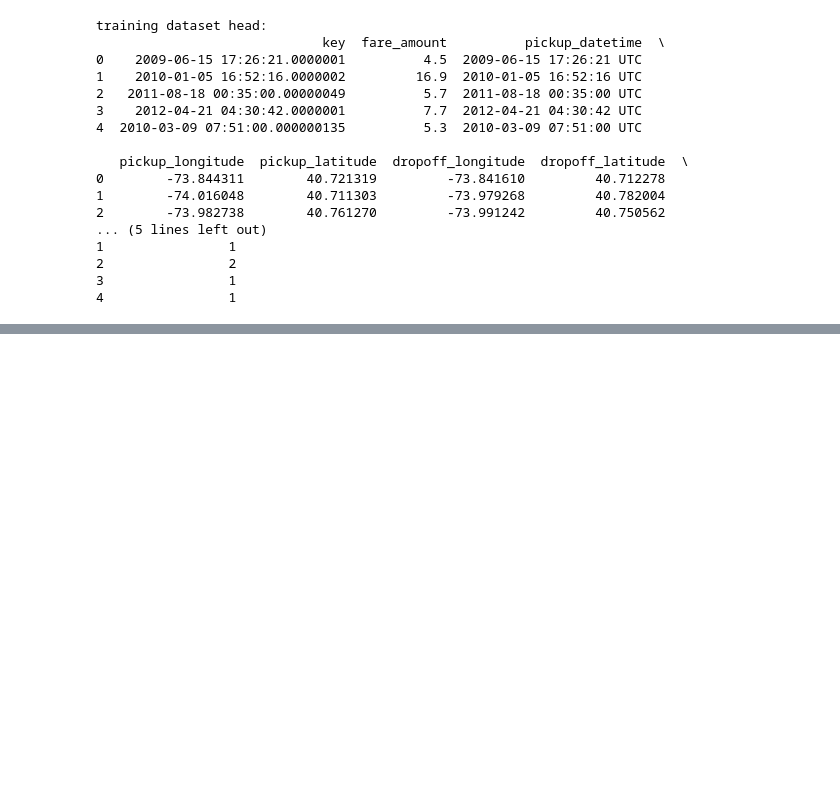
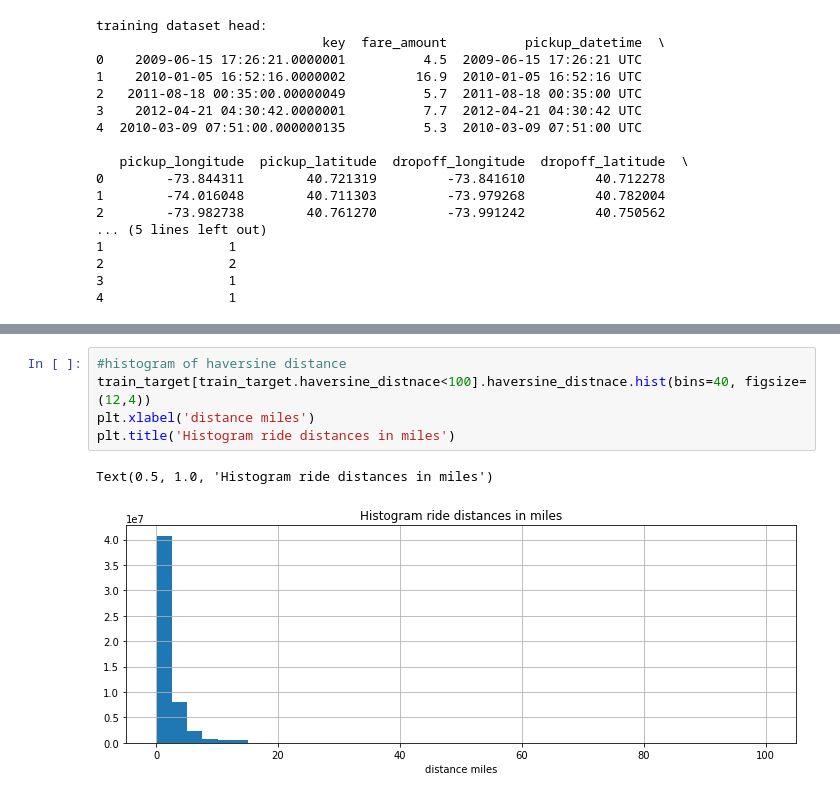
Before and after one commit to kalyanideshmukh11/Taxi-Fare-Predictor, a Jupyter notebook: NYtaxi_fare_prediction.ipynb, the cells around one changed output, grey strips where cells are left out. Saved outputs shown, nothing was run; the diff lists cells and outputs as text; blank space fills up the shorter version.

```diff
--- a/NYtaxi_fare_prediction.ipynb
+++ b/NYtaxi_fare_prediction.ipynb
@@ -141,0 +158,8 @@ train_target.describe()
+# %%
+#histogram of haversine distance
+train_target[train_target.haversine_distnace<100].haversine_distnace.hist(bins=40, figsize=(12,4))
+plt.xlabel('distance miles')
+plt.title('Histogram ride distances in miles')
+# %% [output]
+Text(0.5, 1.0, 'Histogram ride distances in miles')
+[figure, added]
```
Also changed, not shown: parts of 4 cells of this notebook.
